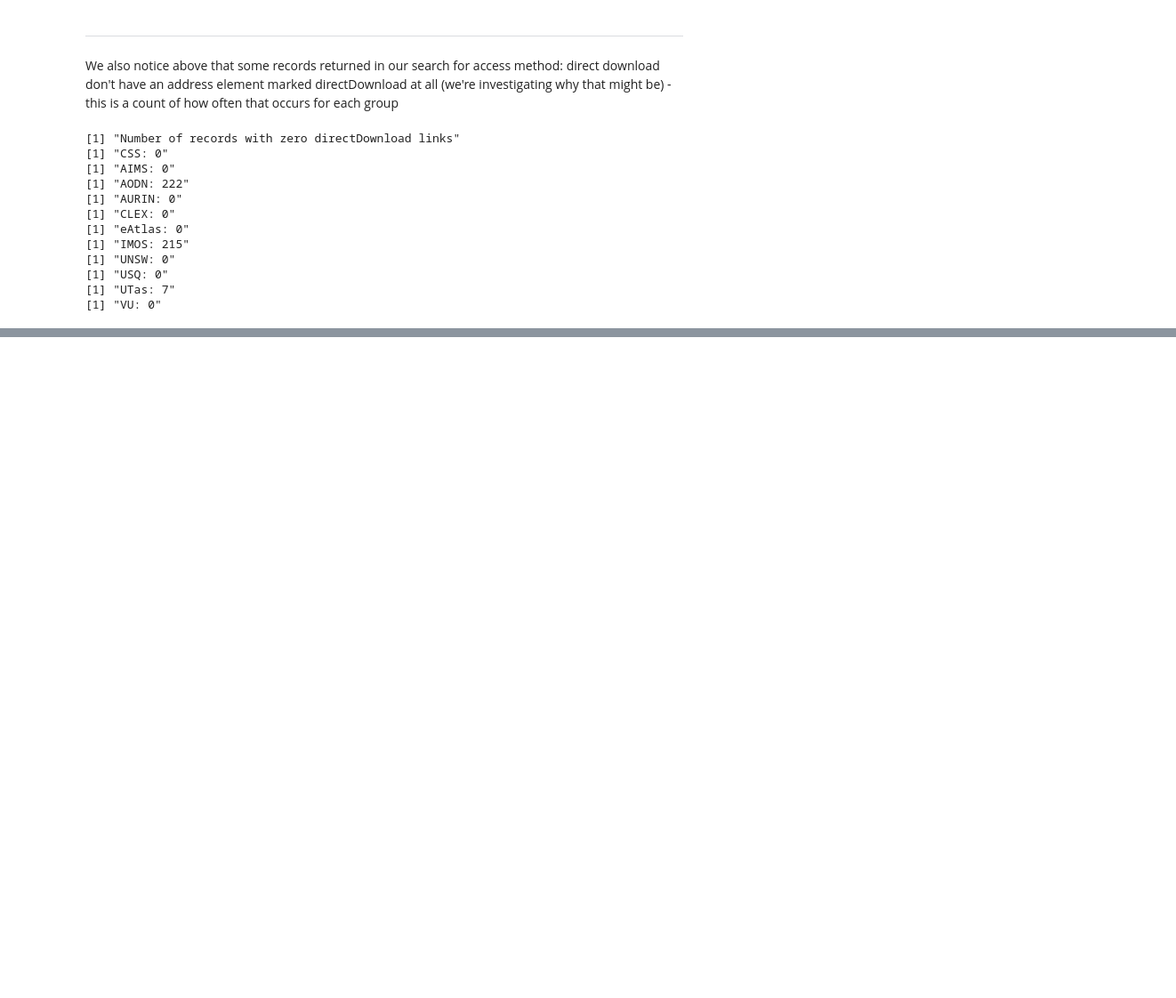
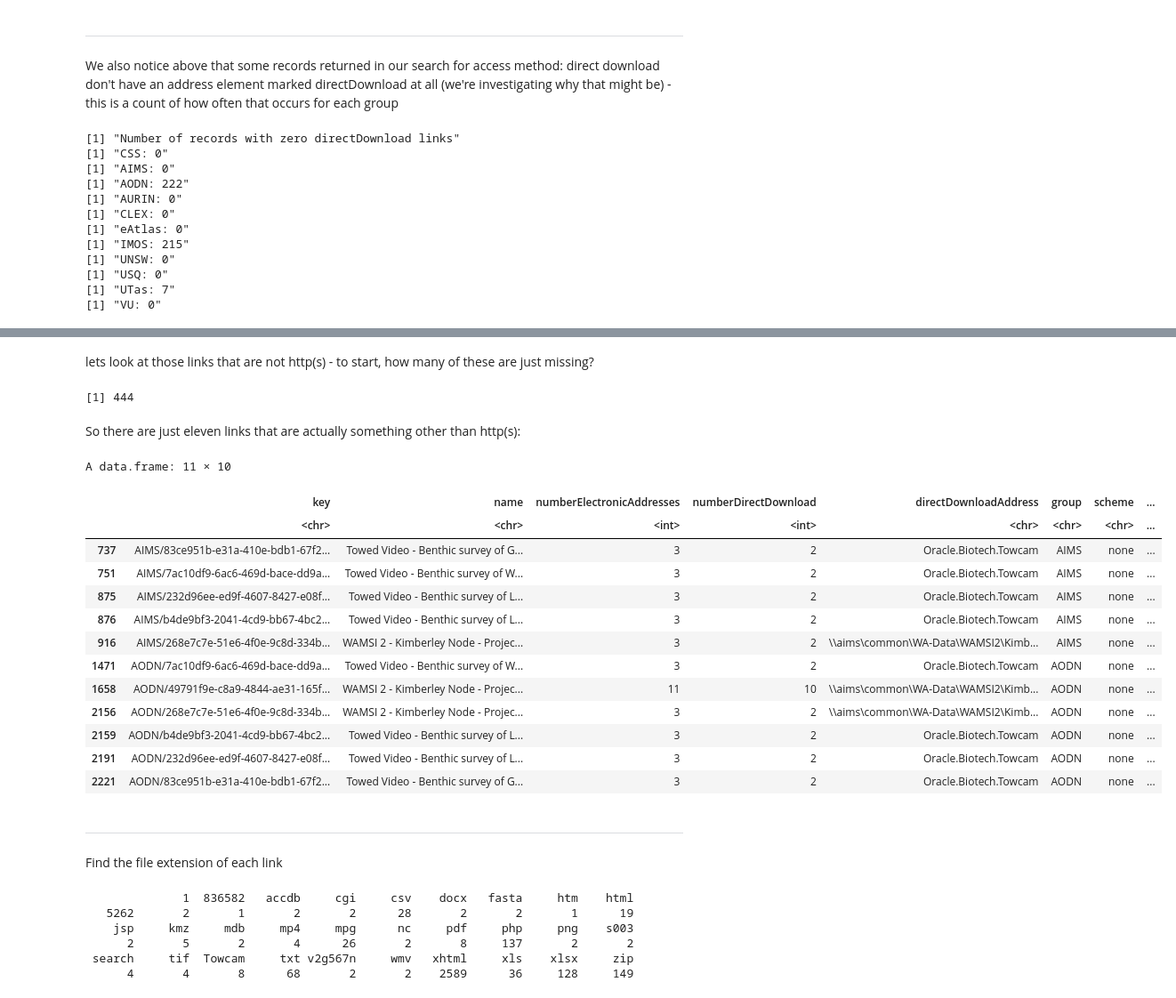
Before and after one commit to NicholaBurton/RDADirectDownloads, a Jupyter notebook: DirectDownloadsInRDA.ipynb, the cells around one changed output, grey strips where cells are left out. Shown at 89% size. Cells and saved outputs as stored; diff of their text form; code cells hidden in the pictures; blank space fills up the shorter version.

Commit message:
investigation of URI structure and file extensions

```diff
--- a/DirectDownloadsInRDA.ipynb
+++ b/DirectDownloadsInRDA.ipynb
@@ -388,0 +394,19 @@ noDirect(VU)
+# %%
+#add a group-label variable
+CSS$group <- "CSS"
+AIMS$group <- "AIMS"
+AODN$group <- "AODN"
+AURIN$group <- "AURIN"
+CLEX$group <- "CLEX"
+eAtlas$group <- "eAtlas"
+IMOS$group <- "IMOS"
+UNSW$group <- "UNSW"
+USQ$group <- "USQ"
+UTas$group <- "UTas"
+VU$group <- "VU"
+
+#bind data frames together
+allRecords <- rbind(CSS, AIMS, AODN, AURIN, CLEX, eAtlas, IMOS, UNSW, USQ, UTas, VU)
+
+#check the number of rows looks right:
+nrow(allRecords)
@@ -388,0 +417,7 @@ noDirect(VU)
+# %%
+for(i in 1:nrow(allRecords)){
+    url <- allRecords[i, "directDownloadAddress"]
+    allRecords[i, "scheme"] <- if(is.null(parse_url(url)$scheme)){"none"}else{parse_url(url)$scheme}
+    allRecords[i, "hostname"] <- if(is.null(parse_url(url)$hostname)){"none"}else{parse_url(url)$hostname}
+    allRecords[i, "path"] <- if(is.null(parse_url(url)$path)){"none"}else{parse_url(url)$path}
+}
@@ -388,0 +436,28 @@ noDirect(VU)
+# %% [markdown]
+lets look at those links that are not http(s) - to start, how many of these are just missing?
+# %%
+sum(is.na(allRecords[allRecords$scheme == "none", "directDownloadAddress"]))
+# %% [output]
+[1] 444
+# %% [markdown]
+So there are just eleven links that are actually something other than http(s):
+# %%
+allRecords[which(allRecords$scheme == "none" & is.na(allRecords$directDownloadAddress)==FALSE),]
+# %% [output]
+A data.frame: 11 × 10
+|  | key | name | numberElectronicAddresses | numberDirectDownload | directDownloadAddress | group | scheme | ... |
+|  | <chr> | <chr> | <int> | <int> | <chr> | <chr> | <chr> | ... |
+| 737 | AIMS/83ce951b-e31a-410e-bdb1-67f2... | Towed Video - Benthic survey of G... | 3 | 2 | Oracle.Biotech.Towcam | AIMS | none | ... |
+| 751 | AIMS/7ac10df9-6ac6-469d-bace-dd9a... | Towed Video - Benthic survey of W... | 3 | 2 | Oracle.Biotech.Towcam | AIMS | none | ... |
+| 875 | AIMS/232d96ee-ed9f-4607-8427-e08f... | Towed Video - Benthic survey of L... | 3 | 2 | Oracle.Biotech.Towcam | AIMS | none | ... |
+| 876 | AIMS/b4de9bf3-2041-4cd9-bb67-4bc2... | Towed Video - Benthic survey of L... | 3 | 2 | Oracle.Biotech.Towcam | AIMS | none | ... |
+| 916 | AIMS/268e7c7e-51e6-4f0e-9c8d-334b... | WAMSI 2 - Kimberley Node - Projec... | 3 | 2 | \\aims\common\WA-Data\WAMSI2\Kimb... | AIMS | none | ... |
+| 1471 | AODN/7ac10df9-6ac6-469d-bace-dd9a... | Towed Video - Benthic survey of W... | 3 | 2 | Oracle.Biotech.Towcam | AODN | none | ... |
+| 1658 | AODN/49791f9e-c8a9-4844-ae31-165f... | WAMSI 2 - Kimberley Node - Projec... | 11 | 10 | \\aims\common\WA-Data\WAMSI2\Kimb... | AODN | none | ... |
+| 2156 | AODN/268e7c7e-51e6-4f0e-9c8d-334b... | WAMSI 2 - Kimberley Node - Projec... | 3 | 2 | \\aims\common\WA-Data\WAMSI2\Kimb... | AODN | none | ... |
+| 2159 | AODN/b4de9bf3-2041-4cd9-bb67-4bc2... | Towed Video - Benthic survey of L... | 3 | 2 | Oracle.Biotech.Towcam | AODN | none | ... |
+| 2191 | AODN/232d96ee-ed9f-4607-8427-e08f... | Towed Video - Benthic survey of L... | 3 | 2 | Oracle.Biotech.Towcam | AODN | none | ... |
+| 2221 | AODN/83ce951b-e31a-410e-bdb1-67f2... | Towed Video - Benthic survey of G... | 3 | 2 | Oracle.Biotech.Towcam | AODN | none | ... |
+# %% [markdown]
+___
+Find the file extension of each link
@@ -388,0 +466,9 @@ noDirect(VU)
+# %%
+table(allRecords$fileExtension)
+# %% [output]
+              1  836582   accdb     cgi     csv    docx   fasta     htm    html
+   5262       2       1       2       2      28       2       2       1      19
+    jsp     kmz     mdb     mp4     mpg      nc     pdf     php     png    s003
+      2       5       2       4      26       2       8     137       2       2
+ search     tif  Towcam     txt v2g567n     wmv   xhtml     xls    xlsx     zip
+      4       4       8      68       2       2    2589      36     128     149
```
Also changed, not shown: parts of 8 cells of this notebook.
